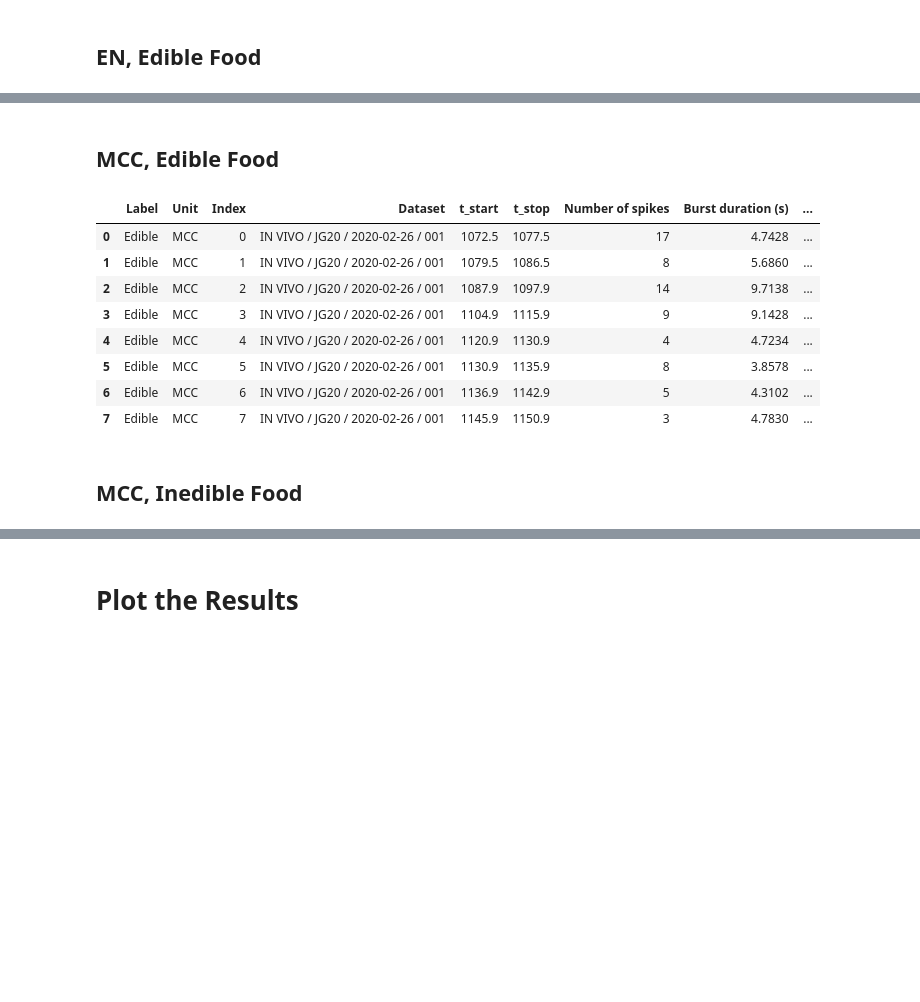
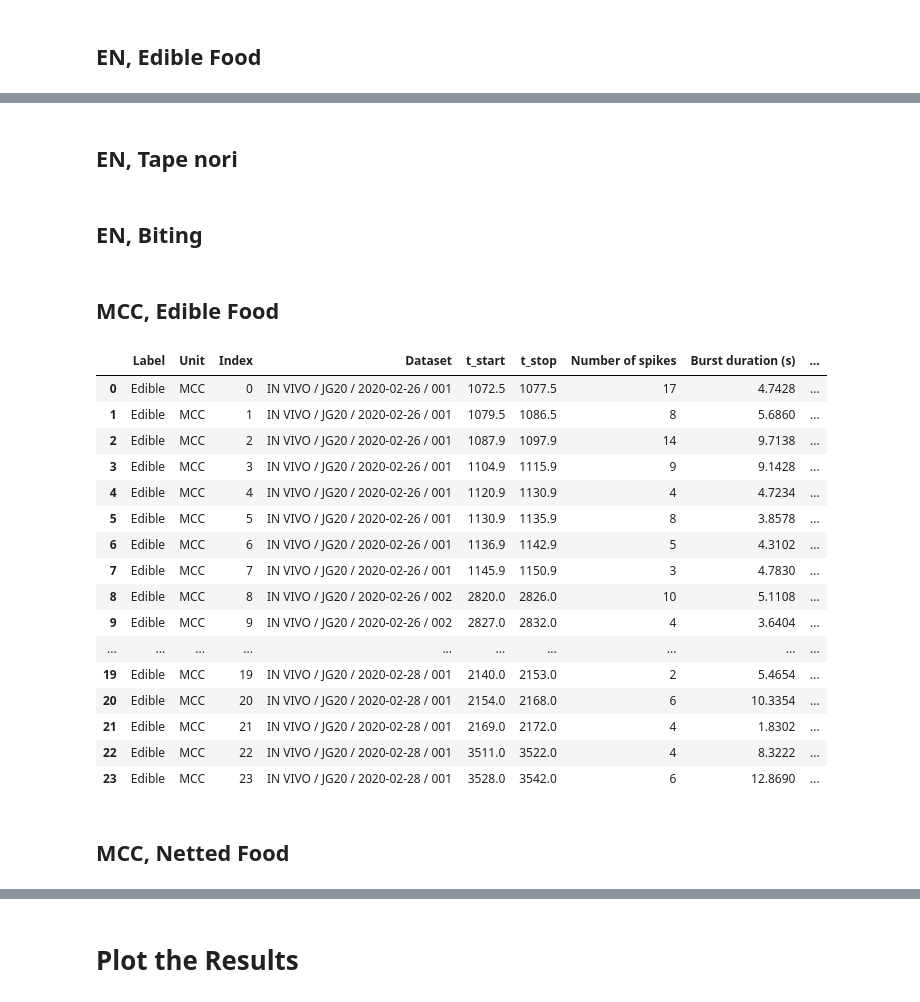
Before and after one commit to jpgill86/JG20-analysis, a Jupyter notebook: JG20_Analysis.ipynb, the cells around one changed output, grey strips where cells are left out. Drawn from its saved outputs; the diff is of its cells as text; code cells hidden in the pictures; blank space fills up the shorter version.

```diff
--- a/JG20_Analysis.ipynb
+++ b/JG20_Analysis.ipynb
@@ -95,6 +103,8 @@ def quantify_spiketrain(label, unit, time_windows):
     return df
 # %% [markdown]
 # Import and Process the Data
+# %%
+df_dict = {}
 # %% [markdown]
 ## EN, Edible Food
 # %%
@@ -112,6 +122,7 @@ time_windows = [
                 # Feb 26, Chart 001, swallowing regular nori
                 ('IN VIVO / JG20 / 2020-02-26 / 001', [1081.46, 1085.46]),
                 # ('IN VIVO / JG20 / 2020-02-26 / 001', [1087.46, 1090.46]), # frequency outlier (spike double counted?)
+                ('IN VIVO / JG20 / 2020-02-26 / 001', [1091.5, 1092.5]),
                 ('IN VIVO / JG20 / 2020-02-26 / 001', [1098.46, 1100.46]),
                 ('IN VIVO / JG20 / 2020-02-26 / 001', [1102.46, 1105.46]),
                 ('IN VIVO / JG20 / 2020-02-26 / 001', [1109.46, 1111.46]),
@@ -120,9 +131,9 @@ time_windows = [
                 ('IN VIVO / JG20 / 2020-02-26 / 001', [1127.46, 1131.46]),
                 ('IN VIVO / JG20 / 2020-02-26 / 001', [1133.46, 1137.46]),
                 ('IN VIVO / JG20 / 2020-02-26 / 001', [1139.46, 1142.46]),
-                ('IN VIVO / JG20 / 2020-02-26 / 001', [1169.46, 1174.46]),
-                ('IN VIVO / JG20 / 2020-02-26 / 001', [1187.46, 1189.46]),
-                ('IN VIVO / JG20 / 2020-02-26 / 001', [1198.46, 1201.46]),
+                # ('IN VIVO / JG20 / 2020-02-26 / 001', [1169.46, 1174.46]), # bite
+                # ('IN VIVO / JG20 / 2020-02-26 / 001', [1187.46, 1189.46]), # bite
+                # ('IN VIVO / JG20 / 2020-02-26 / 001', [1198.46, 1201.46]), # bite
                 ('IN VIVO / JG20 / 2020-02-26 / 001', [1274.46, 1278.46]),
                 ('IN VIVO / JG20 / 2020-02-26 / 001', [1282.46, 1284.46]),
                 ('IN VIVO / JG20 / 2020-02-26 / 001', [1286.46, 1289.46]),
@@ -137,8 +148,8 @@ time_windows = [
                 ('IN VIVO / JG20 / 2020-02-26 / 001', [1654.97, 1657.97]),
                 ]
 
-df_en_edible = quantify_spiketrain(label, unit, time_windows)
-df_en_edible
+df_dict[(label, unit)] = quantify_spiketrain(label, unit, time_windows)
+df_dict[(label, unit)]
 # %% [output]
 |  | Label | Unit | Index | Dataset | t_start | t_stop | Number of spikes | Burst duration (s) | ... |
 | 0 | Edible | EN small | 0 | IN VIVO / JG20 / 2020-02-24 / 001 | 1766.00 | 1770.00 | 9 | 2.6446 | ... |
@@ -162,5 +173,5 @@ df_en_edible
 # %%
-label = 'Inedible'
+label = 'Netted'
 unit = 'EN small'
 
 # specify the datasets and times when to quantify the unit activity
@@ -193,7 +204,7 @@ time_windows = [
                 ('IN VIVO / JG20 / 2020-02-26 / 001', [856.3, 857.3]),
                 ]
 
-df_en_inedible = quantify_spiketrain(label, unit, time_windows)
-df_en_inedible
+df_dict[(label, unit)] = quantify_spiketrain(label, unit, time_windows)
+df_dict[(label, unit)]
 # %% [output]
 |  | Label | Unit | Index | Dataset | t_start | t_stop | Number of spikes | Burst duration (s) | ... |
@@ -215,0 +227,2 @@ df_en_inedible
+# %% [markdown]
+## EN, Tape nori
@@ -215,0 +239,2 @@ df_en_inedible
+# %% [markdown]
+## EN, Biting
@@ -218,31 +255,59 @@ df_en_inedible
 # %%
 label = 'Edible'
 unit = 'MCC'
 
 # specify the datasets and times when to quantify the unit activity
 time_windows = [
                 # Feb 26, Chart 001, biting/swallowing regular nori
                 ('IN VIVO / JG20 / 2020-02-26 / 001', [1072.5, 1077.5]),
                 ('IN VIVO / JG20 / 2020-02-26 / 001', [1079.5, 1086.5]),
                 ('IN VIVO / JG20 / 2020-02-26 / 001', [1087.9, 1097.9]),
                 ('IN VIVO / JG20 / 2020-02-26 / 001', [1104.9, 1115.9]),
                 ('IN VIVO / JG20 / 2020-02-26 / 001', [1120.9, 1130.9]),
                 ('IN VIVO / JG20 / 2020-02-26 / 001', [1130.9, 1135.9]),
                 ('IN VIVO / JG20 / 2020-02-26 / 001', [1136.9, 1142.9]),
                 ('IN VIVO / JG20 / 2020-02-26 / 001', [1145.9, 1150.9]),
+
+                # Feb 26, Chart 002, biting/swallowing regular nori
+                ('IN VIVO / JG20 / 2020-02-26 / 002', [2820, 2826]),
+                ('IN VIVO / JG20 / 2020-02-26 / 002', [2827, 2832]),
+                ('IN VIVO / JG20 / 2020-02-26 / 002', [2836, 2843]),
+                ('IN VIVO / JG20 / 2020-02-26 / 002', [2845, 2850]),
+                ('IN VIVO / JG20 / 2020-02-26 / 002', [2851, 2857]),
+                ('IN VIVO / JG20 / 2020-02-26 / 002', [2858, 2863]),
+                ('IN VIVO / JG20 / 2020-02-26 / 002', [2864, 2870]),
+                ('IN VIVO / JG20 / 2020-02-26 / 002', [2872, 2878]),
+
+                # Feb 28, Chart 001, biting/swallowing regular nori
+                ('IN VIVO / JG20 / 2020-02-28 / 001', [2112, 2121]),
+                ('IN VIVO / JG20 / 2020-02-28 / 001', [2122, 2131]),
+                ('IN VIVO / JG20 / 2020-02-28 / 001', [2132, 2139]),
+                ('IN VIVO / JG20 / 2020-02-28 / 001', [2140, 2153]),
+                ('IN VIVO / JG20 / 2020-02-28 / 001', [2154, 2168]),
+                ('IN VIVO / JG20 / 2020-02-28 / 001', [2169, 2172]),
+                ('IN VIVO / JG20 / 2020-02-28 / 001', [3511, 3522]),
+                ('IN VIVO / JG20 / 2020-02-28 / 001', [3528, 3542]),
                 ]
 
-df_mcc_edible = quantify_spiketrain(label, unit, time_windows)
-df_mcc_edible
+df_dict[(label, unit)] = quantify_spiketrain(label, unit, time_windows)
+df_dict[(label, unit)]
 # %% [output]
 |  | Label | Unit | Index | Dataset | t_start | t_stop | Number of spikes | Burst duration (s) | ... |
 | 0 | Edible | MCC | 0 | IN VIVO / JG20 / 2020-02-26 / 001 | 1072.5 | 1077.5 | 17 | 4.7428 | ... |
 | 1 | Edible | MCC | 1 | IN VIVO / JG20 / 2020-02-26 / 001 | 1079.5 | 1086.5 | 8 | 5.6860 | ... |
 | 2 | Edible | MCC | 2 | IN VIVO / JG20 / 2020-02-26 / 001 | 1087.9 | 1097.9 | 14 | 9.7138 | ... |
 | 3 | Edible | MCC | 3 | IN VIVO / JG20 / 2020-02-26 / 001 | 1104.9 | 1115.9 | 9 | 9.1428 | ... |
 | 4 | Edible | MCC | 4 | IN VIVO / JG20 / 2020-02-26 / 001 | 1120.9 | 1130.9 | 4 | 4.7234 | ... |
 | 5 | Edible | MCC | 5 | IN VIVO / JG20 / 2020-02-26 / 001 | 1130.9 | 1135.9 | 8 | 3.8578 | ... |
 | 6 | Edible | MCC | 6 | IN VIVO / JG20 / 2020-02-26 / 001 | 1136.9 | 1142.9 | 5 | 4.3102 | ... |
 | 7 | Edible | MCC | 7 | IN VIVO / JG20 / 2020-02-26 / 001 | 1145.9 | 1150.9 | 3 | 4.7830 | ... |
+| 8 | Edible | MCC | 8 | IN VIVO / JG20 / 2020-02-26 / 002 | 2820.0 | 2826.0 | 10 | 5.1108 | ... |
+| 9 | Edible | MCC | 9 | IN VIVO / JG20 / 2020-02-26 / 002 | 2827.0 | 2832.0 | 4 | 3.6404 | ... |
+| ... | ... | ... | ... | ... | ... | ... | ... | ... | ... |
+| 19 | Edible | MCC | 19 | IN VIVO / JG20 / 2020-02-28 / 001 | 2140.0 | 2153.0 | 2 | 5.4654 | ... |
+| 20 | Edible | MCC | 20 | IN VIVO / JG20 / 2020-02-28 / 001 | 2154.0 | 2168.0 | 6 | 10.3354 | ... |
+| 21 | Edible | MCC | 21 | IN VIVO / JG20 / 2020-02-28 / 001 | 2169.0 | 2172.0 | 4 | 1.8302 | ... |
+| 22 | Edible | MCC | 22 | IN VIVO / JG20 / 2020-02-28 / 001 | 3511.0 | 3522.0 | 4 | 8.3222 | ... |
+| 23 | Edible | MCC | 23 | IN VIVO / JG20 / 2020-02-28 / 001 | 3528.0 | 3542.0 | 6 | 12.8690 | ... |
 # %% [markdown]
-## MCC, Inedible Food
+## MCC, Netted Food
```
Also changed, not shown: parts of 17 cells of this notebook.
